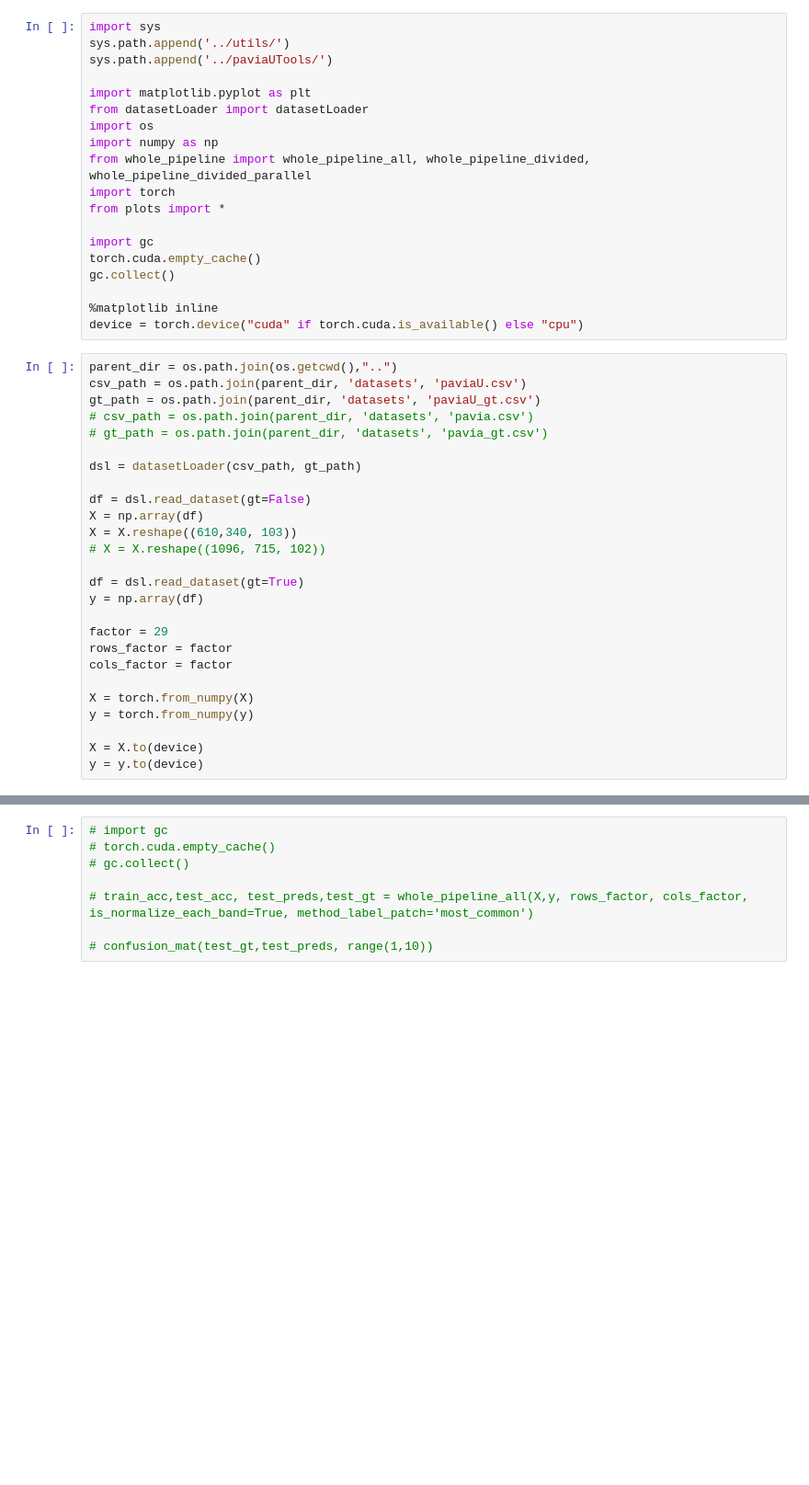
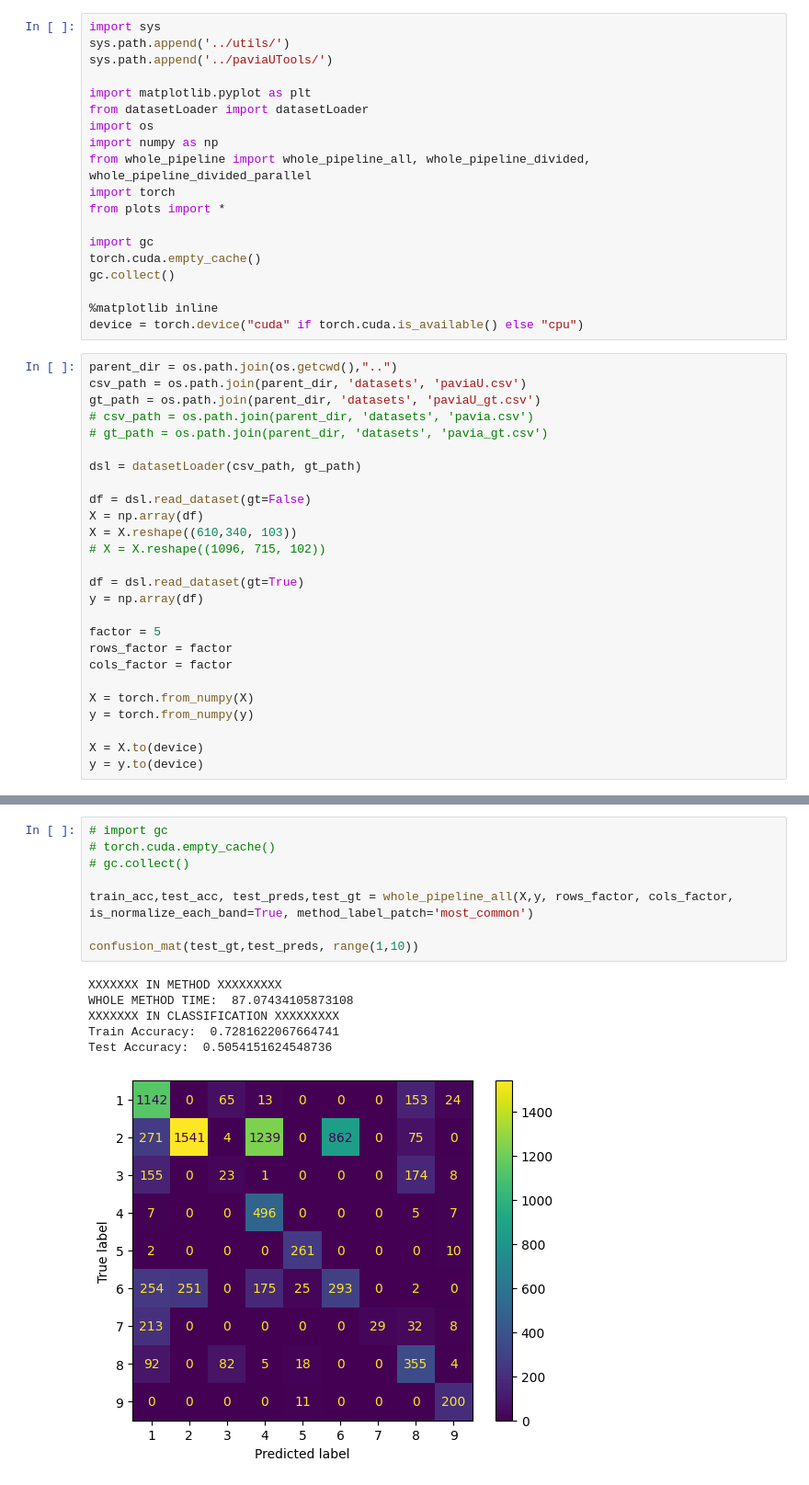
Before and after one commit to amirbourvine/YA-WEI-SEM-6, a Jupyter notebook: notebooks/paviaBasicExperiments.ipynb, the cells around one changed output, grey strips where cells are left out. Shown at 92% size. Drawn from its saved outputs; the diff is of its cells as text; blank space fills up the shorter version.

```diff
--- a/notebooks/paviaBasicExperiments.ipynb
+++ b/notebooks/paviaBasicExperiments.ipynb
@@ -34,7 +34,7 @@ X = X.reshape((610,340, 103))
 df = dsl.read_dataset(gt=True)
 y = np.array(df)
 
-factor = 29
+factor = 5
 rows_factor = factor
 cols_factor = factor
 
@@ -57,9 +54,16 @@ IndexError: too many indices for tensor of dimension 2
 # %%
 # import gc
 # torch.cuda.empty_cache()
 # gc.collect()
 
-# train_acc,test_acc, test_preds,test_gt = whole_pipeline_all(X,y, rows_factor, cols_factor, is_normalize_each_band=True, method_label_patch='most_common')
+train_acc,test_acc, test_preds,test_gt = whole_pipeline_all(X,y, rows_factor, cols_factor, is_normalize_each_band=True, method_label_patch='most_common')
 
-# confusion_mat(test_gt,test_preds, range(1,10))
+confusion_mat(test_gt,test_preds, range(1,10))
+# %% [output]
+XXXXXXX IN METHOD XXXXXXXXX
+WHOLE METHOD TIME:  87.07434105873108
+XXXXXXX IN CLASSIFICATION XXXXXXXXX
+Train Accuracy:  0.7281622067664741
+Test Accuracy:  0.5054151624548736
+[figure, added]
 # %%
```
Also changed, not shown: parts of 2 cells of this notebook, 1 other file.
